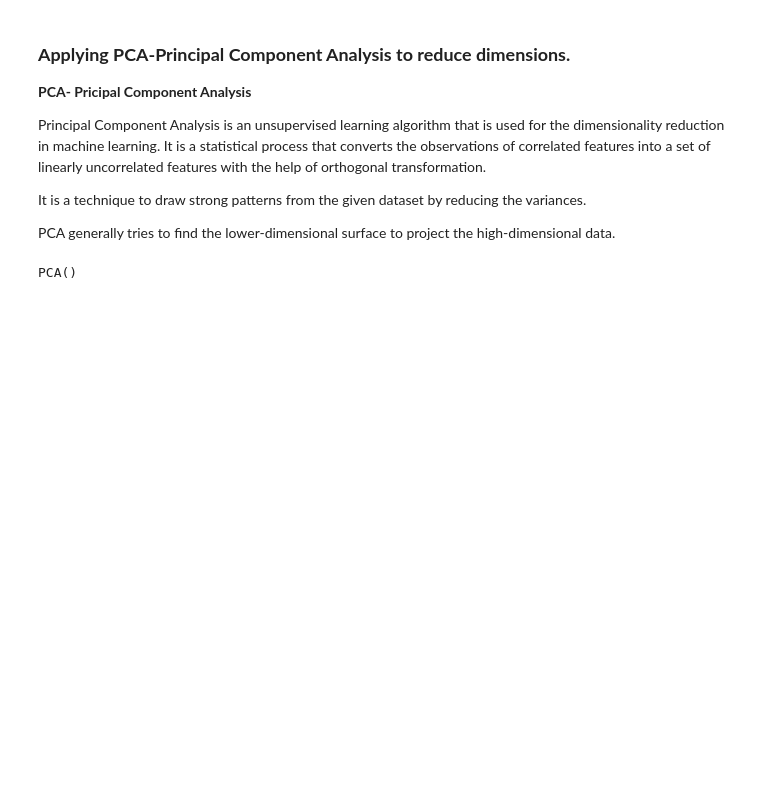
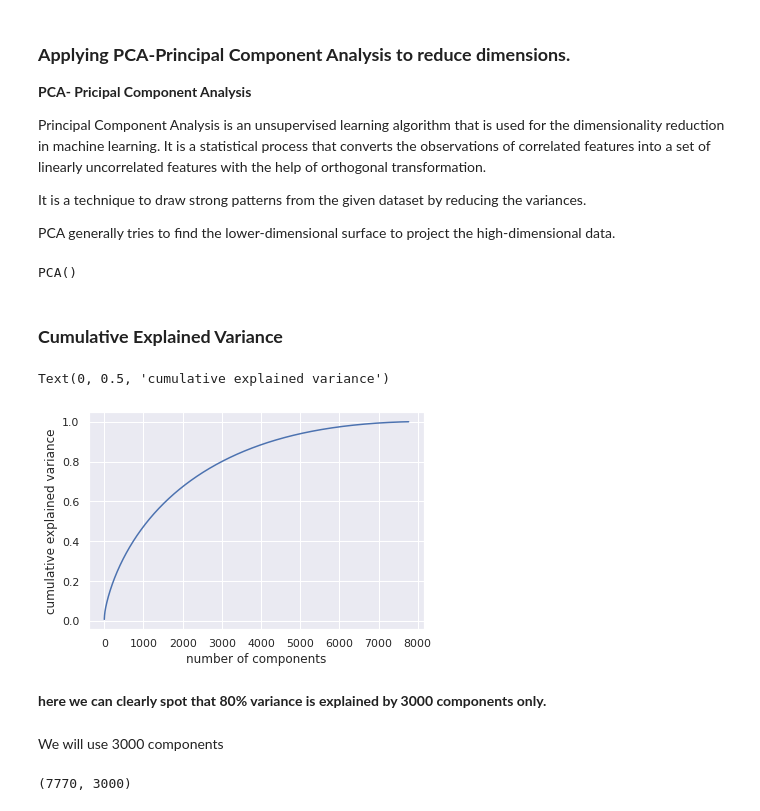
Before and after one commit to Ashfaquesayyed/Netflix-movies-and-TV-shows-clustering, a Jupyter notebook: Netflix_movies_and_TV_shows_clustering.ipynb, the cells around one changed output. Cells and saved outputs as stored; diff of their text form; code cells hidden in the pictures; blank space fills up the shorter version.

```diff
--- a/Netflix_movies_and_TV_shows_clustering.ipynb
+++ b/Netflix_movies_and_TV_shows_clustering.ipynb
@@ -722,3 +722,26 @@ transformer = PCA()
 transformer.fit(X.toarray())
 # %% [output]
 PCA()
+# %% [markdown]
+### **Cumulative Explained Variance**
+# %%
+ #explained var v/s comp
+plt.plot(np.cumsum(transformer.explained_variance_ratio_))
+plt.xlabel('number of components')
+plt.ylabel('cumulative explained variance')
+# %% [output]
+Text(0, 0.5, 'cumulative explained variance')
+[figure, added]
+# %% [markdown]
+**here we can clearly spot that 80% variance is explained by 3000 components only.**
+# %% [markdown]
+We will use 3000 components
+# %%
+#choosing right dim from plot, this might take a while, for ready ans use n_components = 3000
+from sklearn.decomposition import PCA
+transformer = PCA(n_components=3000)
+transformer.fit(X.toarray())
+X_transformed = transformer.transform(X.toarray())
+X_transformed.shape
+# %% [output]
+(7770, 3000)
```
